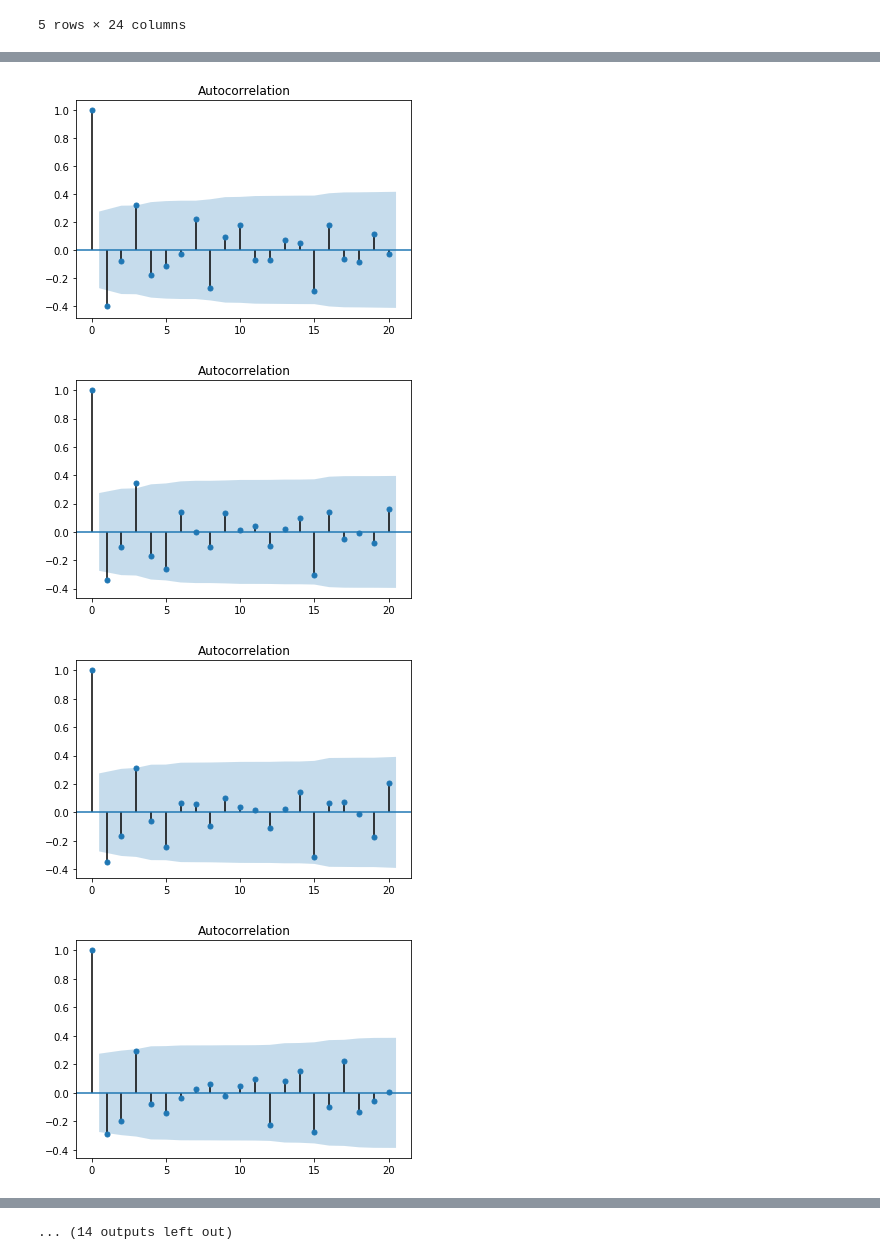
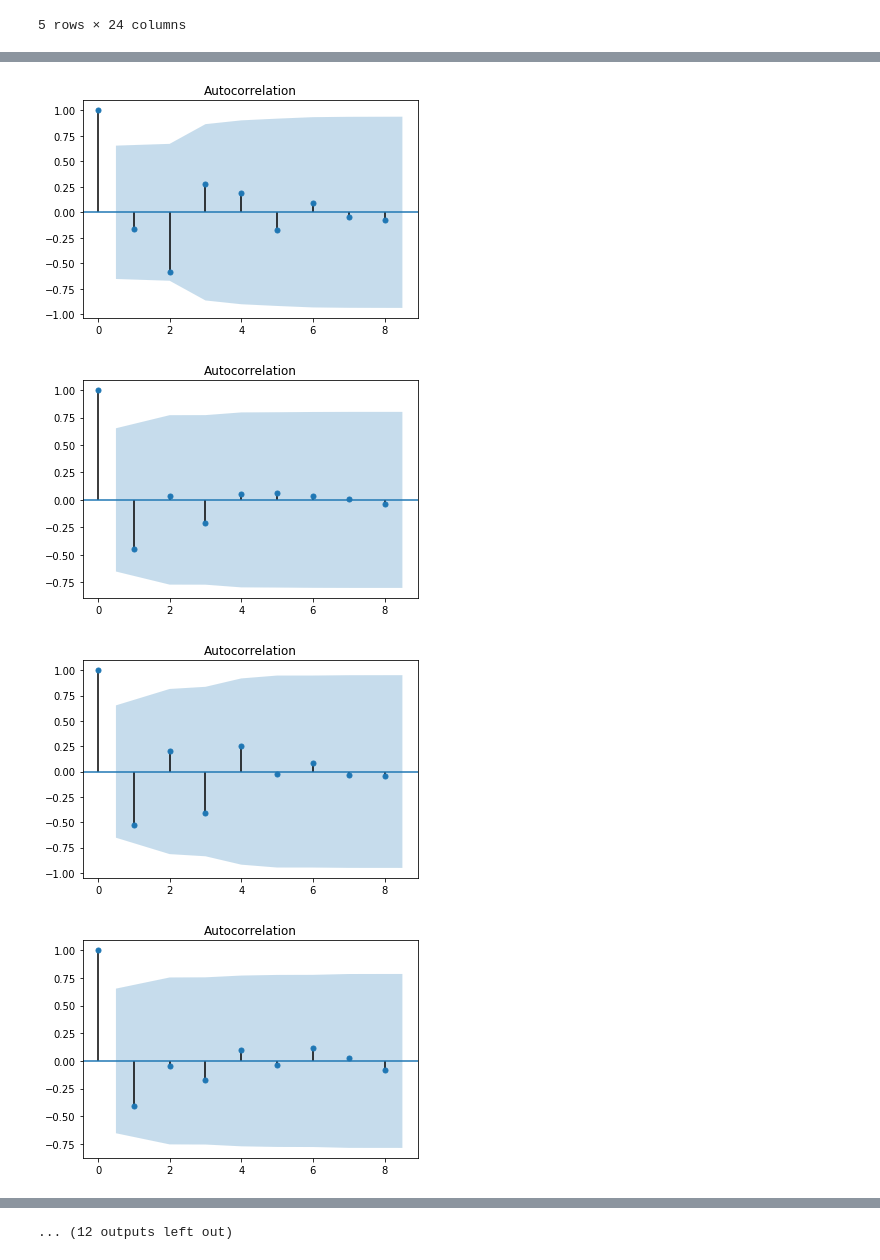
Before and after one commit to ERAUMECR/T_S_Analysis, a Jupyter notebook: Mondays_17_18_19.ipynb, the cells around one changed output, grey strips where cells are left out. Cells and saved outputs as stored; diff of their text form; code cells hidden in the pictures.

```diff
--- a/Mondays_17_18_19.ipynb
+++ b/Mondays_17_18_19.ipynb
@@ -43,15 +43,15 @@ data_20.head()
 # Autocorrelation & Augmented Fuller
 # Run the ADF test on the price series and print out the results
 
-data_17 = data_17.dropna()
+data_20 = data_20.dropna()
 autocorr_u = []
 for i in range(24):
-    autocorr_u.append(data_17[i].autocorr())
+    autocorr_u.append(data_20[i].autocorr())
 autocorr_u = pd.DataFrame(autocorr_u)
 autocorr_u.columns = ['Autocorrelation']
 
 autocorr_diff = []
-daily_diff = data_17.diff()
+daily_diff = data_20.diff()
 for i in range(24):
     autocorr_diff.append(daily_diff[i].autocorr())
 
@@ -60,13 +60,13 @@ autocorr_diff.columns = ['Autocorrelation Diff']
 
 results_af = []
 for i in range(24):
-    res = adfuller(data_17[i])
+    res = adfuller(data_20[i])
     results_af.append(res[1])
 results_af = pd.DataFrame(results_af)
 results_af.columns = ['Augmented Dickey Fuller P-value']
 
 results_af_diff = []
-diff = data_17.diff()
+diff = data_20.diff()
 for i in range(24):
     data_ret = diff[i].pct_change()
     data_ret = data_ret.dropna()
@@ -79,7 +79,7 @@ results_af_diff.columns = ['Augmented dickey fuller Diff P-value']
 # if p<0.05 we can reject the hypothesis that series is a random walk
 
 autocorr = pd.concat([autocorr_u,autocorr_diff, results_af, results_af_diff], axis = 1)
-autocorr
+#autocorr
 
-#data_17.head()
+data_20.head()
 # %% [output]
@@ -103,10 +93,11 @@ autocorr
 # %%
+
 for i in range(24):
-    daily_diff = daily_diff.dropna()
-    plot_acf(daily_diff[i], alpha = 0.05, lags = 20, fft = False)
+    daily_diff = diff.dropna()
+    plot_acf(daily_diff[i], alpha = 0.05, fft = False)
     plt.show()
 # %% [output]
-[figure, old version]
+[figure, new version]
-[figure, old version]
+[figure, new version]
-[figure, old version]
+[figure, new version]
-[figure, old version]
+[figure, new version]
@@ -121 +112 @@ for i in range(24):
-... (14 outputs left out)
+... (12 outputs left out)
```
Also changed, not shown: parts of 9 cells of this notebook, 2 other files.
